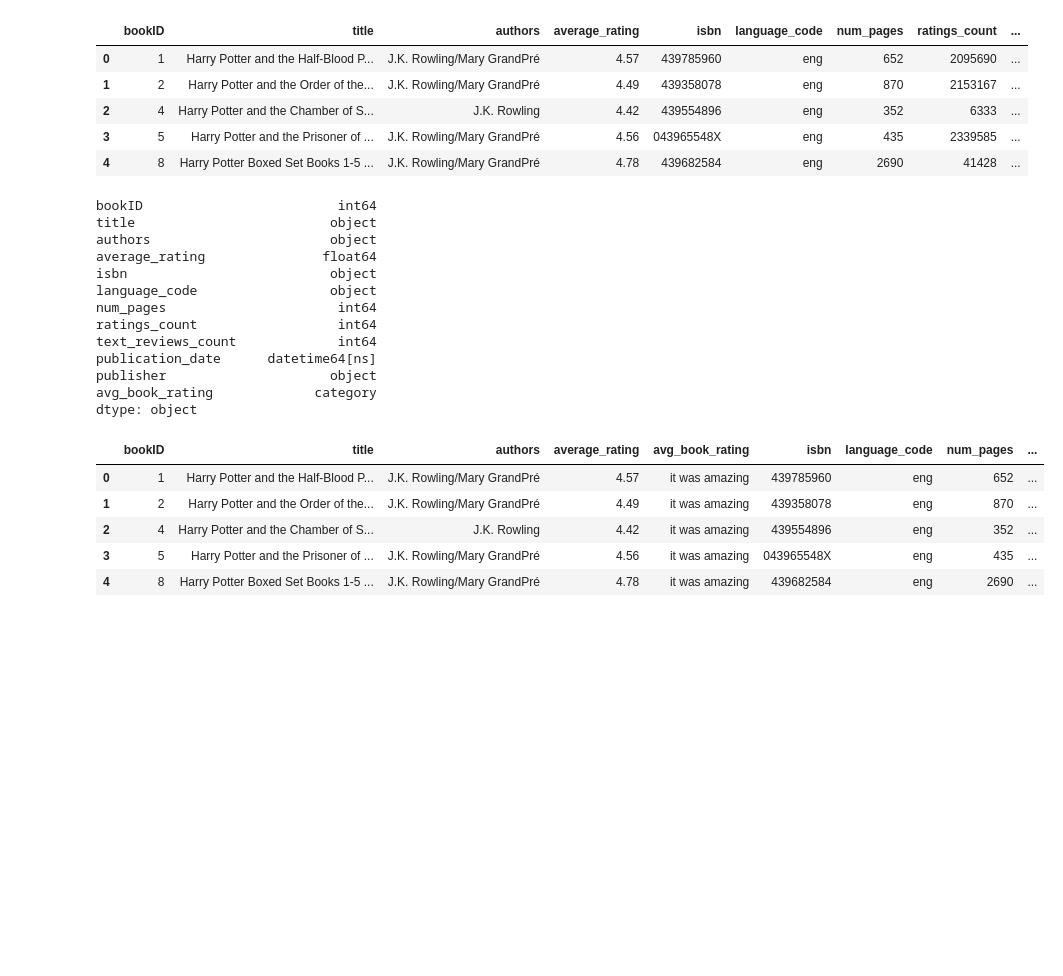
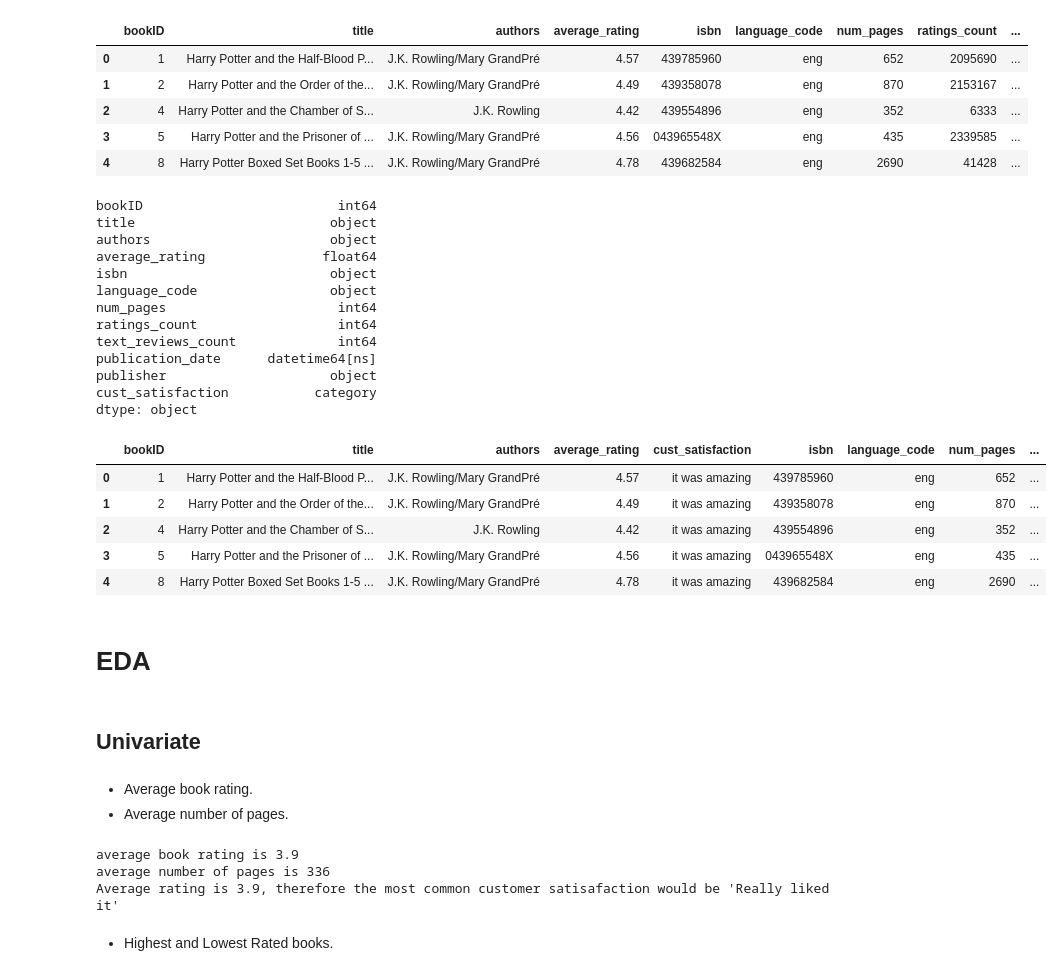
Before and after one commit to viz-graffito/GoodReads_EDA, a Jupyter notebook: main.ipynb, the cells around one changed output. Cells and saved outputs as stored; diff of their text form; code cells hidden in the pictures; blank space fills up the shorter version.

```diff
--- a/main.ipynb
+++ b/main.ipynb
@@ -115,7 +193,7 @@ print(books.average_rating.max())
 bins = [0, 1, 2, 3, 4, 5]
 bins_labes = ['didn\'t like it', 'it was OK', 'liked it', 'Really liked it', 'it was amazing']
 
-books['avg_book_rating'] = pd.cut(books['average_rating'], bins, labels= bins_labes)
+books['cust_satisfaction'] = pd.cut(books['average_rating'], bins, labels= bins_labes)
 books.head()
 # %% [output]
 |  | bookID | title | authors | average_rating | isbn | language_code | num_pages | ratings_count | ... |
@@ -126,7 +204,7 @@ books.head()
 | 4 | 8 | Harry Potter Boxed Set Books 1-5 ... | J.K. Rowling/Mary GrandPré | 4.78 | 439682584 | eng | 2690 | 41428 | ... |
 # %%
 order = ['didn\'t like it', 'it was OK', 'liked it', 'Really liked it', 'it was amazing']
-books['avg_book_rating'] = pd.Categorical(books['avg_book_rating'], order, ordered= True)
+books['cust_satisfaction'] = pd.Categorical(books['cust_satisfaction'], order, ordered= True)
 books.dtypes
 # %% [output]
 bookID                         int64
@@ -140,17 +218,36 @@ ratings_count                  int64
 text_reviews_count             int64
 publication_date      datetime64[ns]
 publisher                     object
-avg_book_rating             category
+cust_satisfaction           category
 dtype: object
 # %%
 #reordering columns
 
-books = books[['bookID', 'title', 'authors', 'average_rating', 'avg_book_rating', 'isbn', 'language_code', 'num_pages', 'ratings_count', 'text_reviews_count', 'publication_date', 'publisher']]
+books = books[['bookID', 'title', 'authors', 'average_rating', 'cust_satisfaction', 'isbn', 'language_code', 'num_pages', 'ratings_count', 'text_reviews_count', 'publication_date', 'publisher']]
 books.head()
 # %% [output]
-|  | bookID | title | authors | average_rating | avg_book_rating | isbn | language_code | num_pages | ... |
+|  | bookID | title | authors | average_rating | cust_satisfaction | isbn | language_code | num_pages | ... |
 | 0 | 1 | Harry Potter and the Half-Blood P... | J.K. Rowling/Mary GrandPré | 4.57 | it was amazing | 439785960 | eng | 652 | ... |
 | 1 | 2 | Harry Potter and the Order of the... | J.K. Rowling/Mary GrandPré | 4.49 | it was amazing | 439358078 | eng | 870 | ... |
 | 2 | 4 | Harry Potter and the Chamber of S... | J.K. Rowling | 4.42 | it was amazing | 439554896 | eng | 352 | ... |
 | 3 | 5 | Harry Potter and the Prisoner of ... | J.K. Rowling/Mary GrandPré | 4.56 | it was amazing | 043965548X | eng | 435 | ... |
 | 4 | 8 | Harry Potter Boxed Set Books 1-5 ... | J.K. Rowling/Mary GrandPré | 4.78 | it was amazing | 439682584 | eng | 2690 | ... |
+# %% [markdown]
+# EDA<a class="anchor" id="EDA"></a>
+# %% [markdown]
+## Univariate<a class="anchor" id="Univariate"></a>
+# %% [markdown]
+- Average book rating.<a class="anchor" id="Average-book-rating."></a>
+- Average number of pages.<a class="anchor" id="Average-number-of-pages."></a>
+# %%
+avg_rating = books.average_rating.mean()
+avg_num_page = books.num_pages.mean()
+print('average book rating is ' + str(round(avg_rating, ndigits= 1)))
+print('average number of pages is '+ str(round(avg_num_page)))
+print('Average rating is 3.9, therefore the most common customer satisafaction would be \'Really liked it\'')
+# %% [output]
+average book rating is 3.9
+average number of pages is 336
+Average rating is 3.9, therefore the most common customer satisafaction would be 'Really liked it'
+# %% [markdown]
+- Highest and Lowest Rated books.<a class="anchor" id="Highest-and-Lowest-Rated-books."></a>
```
Also changed, not shown: parts of 42 cells of this notebook.
